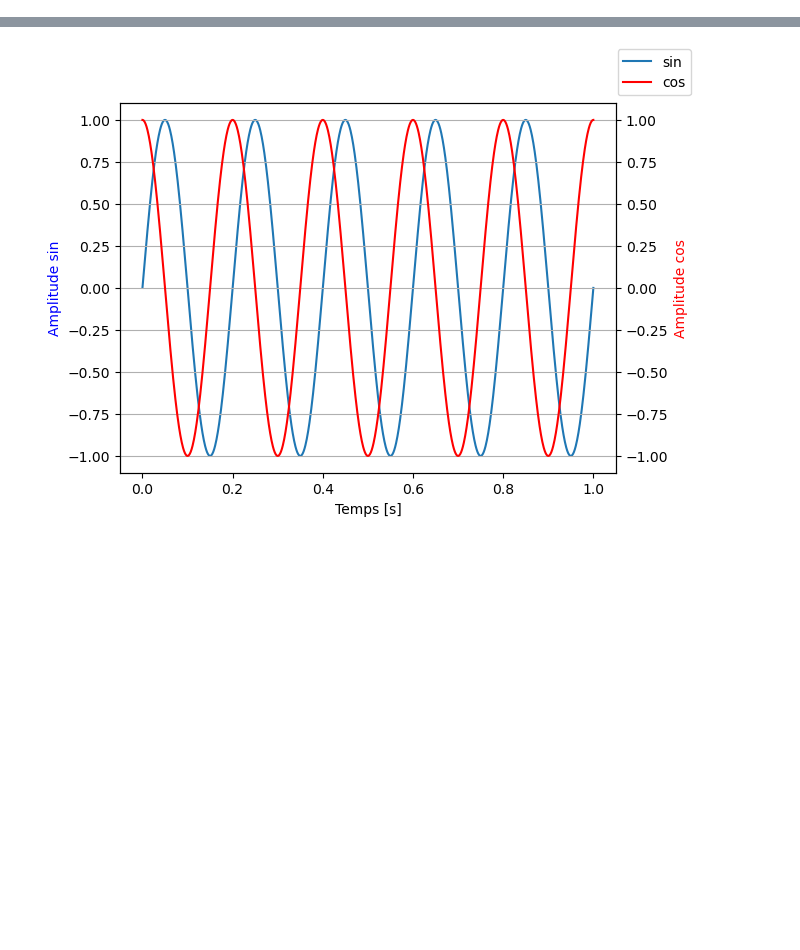
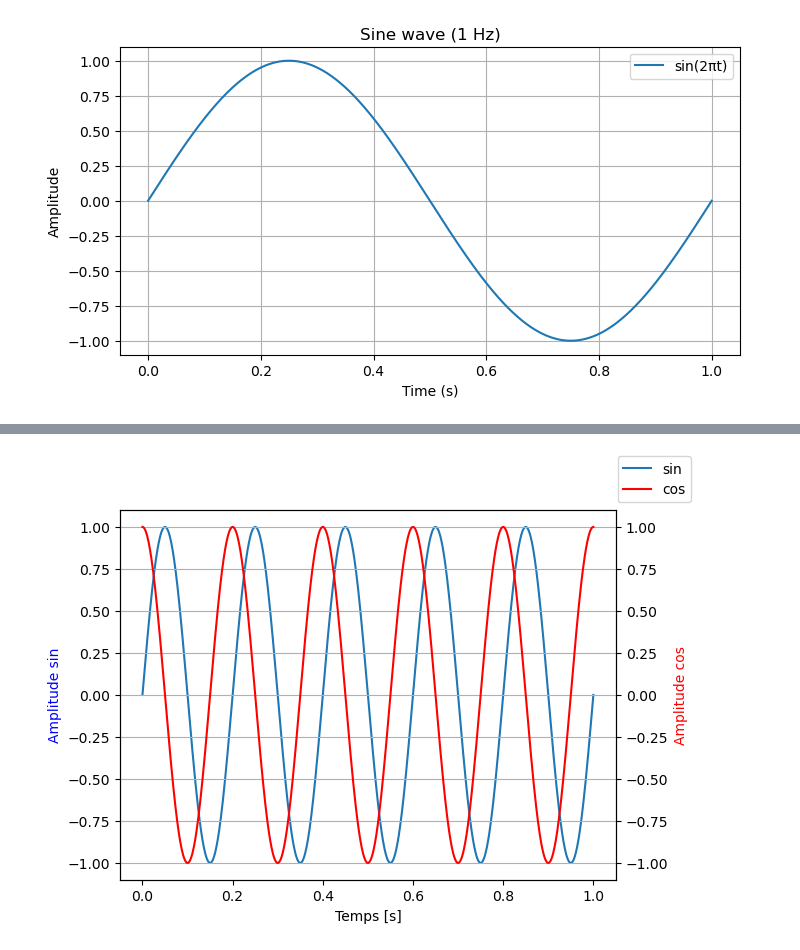
Before and after one commit to Baptoudu36/Series02-Python, a Jupyter notebook: python-series02.ipynb, the cells around one changed output, grey strips where cells are left out. Cells and saved outputs as stored; diff of their text form; code cells hidden in the pictures; blank space fills up the shorter version.

```diff
--- a/python-series02.ipynb
+++ b/python-series02.ipynb
@@ -31,0 +43,32 @@ plt.show()
+# %%
+import numpy as np
+import matplotlib.pyplot as plt
+
+# Generate the time array: 1000 values between 0 and 1 second
+t = np.linspace(0, 1, 1000)
+
+# Generate the sine wave: s(t) = sin(2πt)
+s = np.sin(2 * np.pi * t)
+
+# Plot
+plt.figure(figsize=(8,4))
+plt.plot(t, s, label="sin(2πt)")
+plt.title("Sine wave (1 Hz)")
+plt.xlabel("Time (s)")
+plt.ylabel("Amplitude")
+plt.grid(True)
+plt.legend()
+plt.show()
+
+# Save as PNG
+plt.figure(figsize=(8,4))
+plt.plot(t, s, label="sin(2πt)")
+plt.title("Sine wave (1 Hz)")
+plt.xlabel("Time (s)")
+plt.ylabel("Amplitude")
+plt.grid(True)
+plt.legend()
+plt.savefig("sinusoid.png", dpi=300)
+plt.close()
+# %% [output]
+[figure, added]
```
Also changed, not shown: parts of 12 cells of this notebook.
